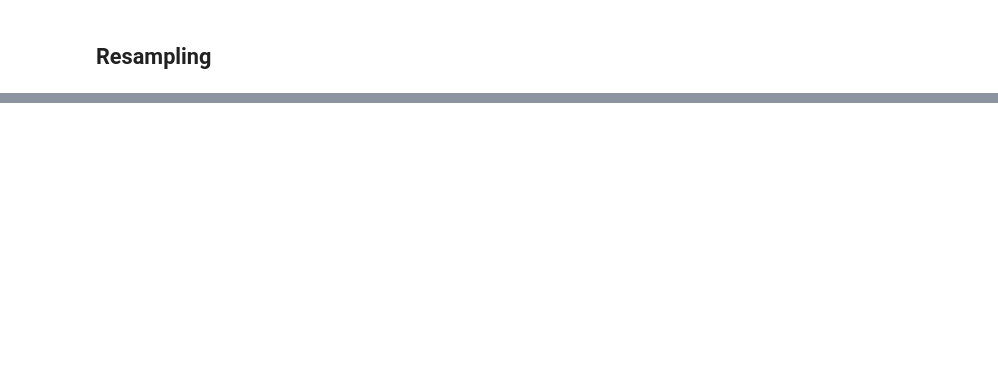
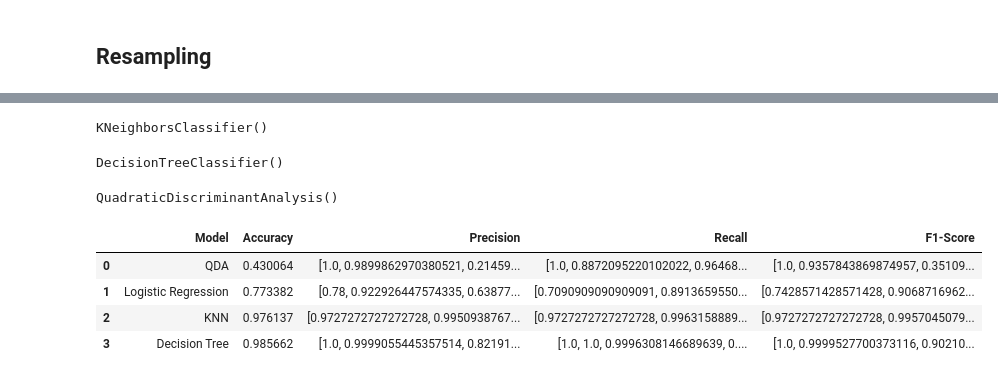
Before and after one commit to VitoriaMathias/mo436_state_of_data, a Jupyter notebook: modeling/modeling.ipynb, the cells around one changed output, grey strips where cells are left out. Saved outputs shown, nothing was run; the diff lists cells and outputs as text; code cells hidden in the pictures; blank space fills up the shorter version.

Commit message:
Trained models and evaluated with test and training datasets

```diff
--- a/modeling/modeling.ipynb
+++ b/modeling/modeling.ipynb
@@ -162,0 +210,4 @@ df_feat_selected.head()
+# %%
+# Logistic Regression
+logistic_regression = LogisticRegression(max_iter=1000)
+logistic_regression.fit(X_train, y_train)
@@ -162,0 +223,18 @@ df_feat_selected.head()
+# %%
+# KNN
+knn = KNeighborsClassifier(n_neighbors=5)
+knn.fit(X_train, y_train)
+# %% [output]
+KNeighborsClassifier()
+# %%
+# Decision Tree
+decision_tree = DecisionTreeClassifier()
+decision_tree.fit(X_train, y_train)
+# %% [output]
+DecisionTreeClassifier()
+# %%
+# Fit the QDA model with the balanced dataset
+qda = QuadraticDiscriminantAnalysis()
+qda.fit(X_train, y_train)
+# %% [output]
+QuadraticDiscriminantAnalysis()
@@ -162,0 +243,28 @@ df_feat_selected.head()
+# %%
+models = {
+    'QDA': qda,
+    'Logistic Regression': logistic_regression,
+    'KNN': knn,
+    'Decision Tree': decision_tree
+}
+
+results = []
+for model_name, model in models.items():
+    y_pred = model.predict(X_train)
+    accuracy = accuracy_score(y_train, y_pred)
+    precision = precision_score(y_train, y_pred, average=None, zero_division=0)
+    recall = recall_score(y_train, y_pred, average=None, zero_division=0)
+    f1 = f1_score(y_train, y_pred, average=None, zero_division=0)
+    results.append([model_name, accuracy, precision, recall, f1])
+
+# Store the results in a DataFrame
+results_df = pd.DataFrame(results, columns=['Model', 'Accuracy', 'Precision', 'Recall', 'F1-Score'])
+
+# Print the results
+results_df
+# %% [output]
+|  | Model | Accuracy | Precision | Recall | F1-Score |
+| 0 | QDA | 0.430064 | [1.0, 0.9899862970380521, 0.21459... | [1.0, 0.8872095220102022, 0.96468... | [1.0, 0.9357843869874957, 0.35109... |
+| 1 | Logistic Regression | 0.773382 | [0.78, 0.922926447574335, 0.63877... | [0.7090909090909091, 0.8913659550... | [0.7428571428571428, 0.9068716962... |
+| 2 | KNN | 0.976137 | [0.9727272727272728, 0.9950938767... | [0.9727272727272728, 0.9963158889... | [0.9727272727272728, 0.9957045079... |
+| 3 | Decision Tree | 0.985662 | [1.0, 0.9999055445357514, 0.82191... | [1.0, 1.0, 0.9996308146689639, 0.... | [1.0, 0.9999527700373116, 0.90210... |
```
Also changed, not shown: parts of 15 cells of this notebook.
